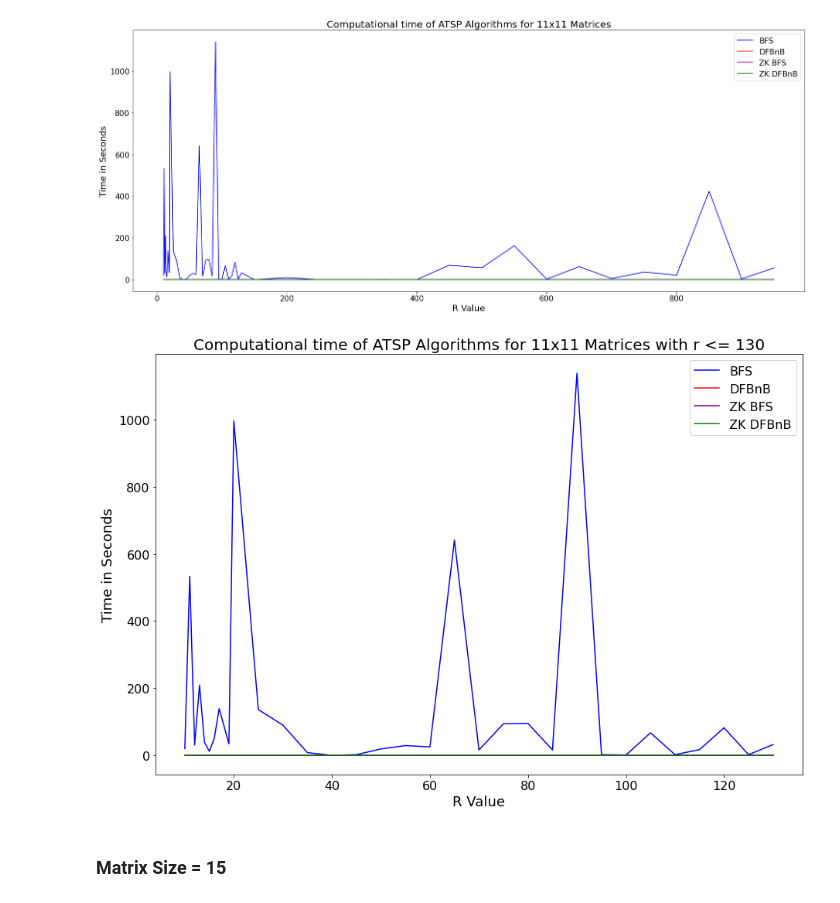
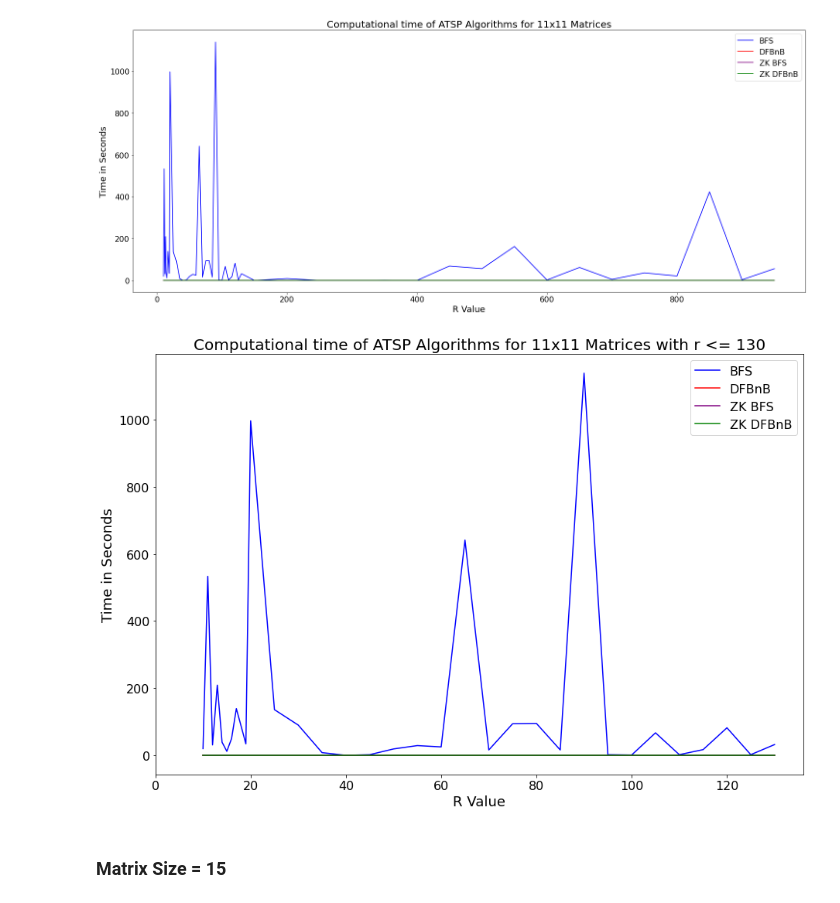
Before and after one commit to VU-Irakliy/ATSPZK, a Jupyter notebook: Results/Time_graphs.ipynb, the cells around one changed output. Drawn from its saved outputs; the diff is of its cells as text; code cells hidden in the pictures.

Commit message:
graph change

```diff
--- a/Results/Time_graphs.ipynb
+++ b/Results/Time_graphs.ipynb
@@ -60,34 +60,35 @@ plt.show()
 # time_bfs = [i[1] for i in results_bfs_1]
 # time_zk_dfbnb = [i[1] for i in results_zk_dfbnb_1]
 # time_zk_bfs = [i[1] for i in results_zk_bfs_1]
 # plt.rcParams['figure.figsize'] = [15, 10]
 # plt.plot(results, time_bfs, color = 'blue', label = 'BFS')
 # plt.plot(results, time_dfbnb, color = 'red', label = 'DFBnB')
 # plt.plot(results, time_zk_bfs, color = 'purple', label = 'ZK BFS')
 # plt.plot(results, time_zk_dfbnb, color = 'green', label = 'ZK DFBnB')
 # plt.xlabel("R Value", fontsize = 16)
 # plt.ylabel('Time in Seconds', fontsize = 16)
 # plt.title("Computational time of ATSP Algorithms for 11x11 Matrices ", fontsize = 16)
 # plt.legend()
 # plt.show()
 
 results = [i[0] for i in (results_dfbnb_1 + results_dfbnb_2)]
 time_dfbnb = [i[1] for i in (results_dfbnb_1 + results_dfbnb_2)]
 time_bfs = [i[1] for i in (results_bfs_1 + results_bfs_2)]
 time_zk_dfbnb = [i[1] for i in (results_zk_dfbnb_1 + results_zk_dfbnb_2)]
 time_zk_bfs = [i[1] for i in (results_zk_bfs_1 + results_zk_bfs_2)]
 plt.rcParams['figure.figsize'] = [15, 10]
 plt.plot(results, time_bfs, color = 'blue', label = 'BFS')
 plt.plot(results, time_dfbnb, color = 'red', label = 'DFBnB')
 plt.plot(results, time_zk_bfs, color = 'purple', label = 'ZK BFS')
 plt.plot(results, time_zk_dfbnb, color = 'green', label = 'ZK DFBnB')
+plt.xlim(xmin = 0)
 plt.xlabel("R Value", fontsize = 18)
 plt.ylabel('Time in Seconds', fontsize = 18)
 plt.title("Computational time of ATSP Algorithms for 11x11 Matrices with r <= 130", fontsize = 20)
 plt.legend()
 plt.show()
 # %% [output]
-[figure, old version]
+[figure, new version]
 # %%
 # results = [i[0] for i in results_dfbnb_2]
 # time_dfbnb = [i[1] for i in results_dfbnb_2]
```
Also changed, not shown: parts of 1 cell of this notebook.
